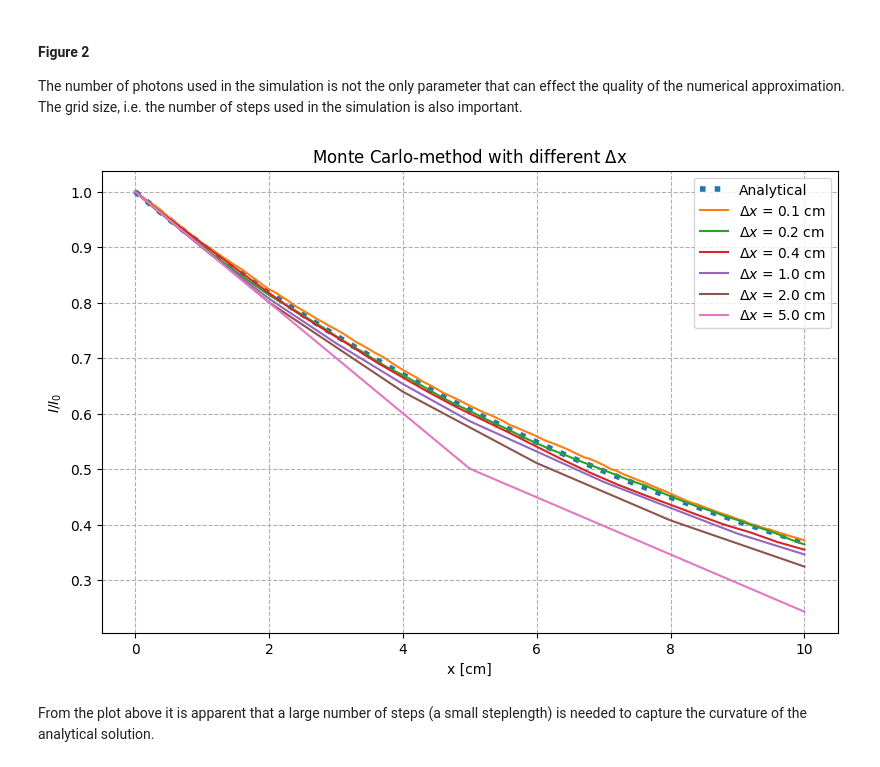
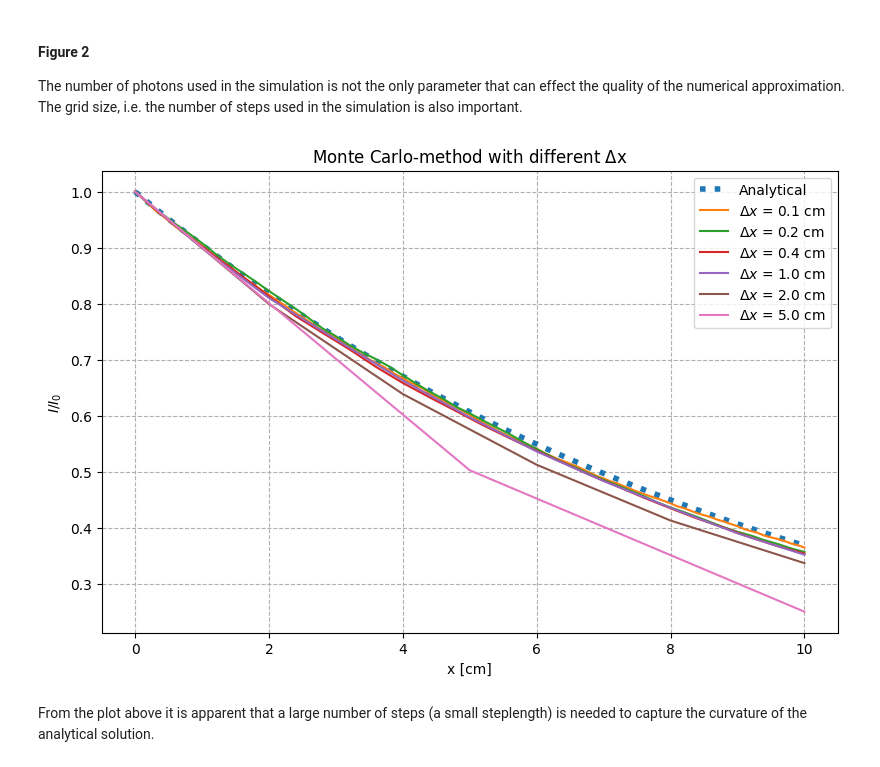
Before and after one commit to TorjeiHelset/Software-and-Computing-for-Applied-Physics, a Jupyter notebook: x-ray-simulation.ipynb, the cells around one changed output. Cells and saved outputs as stored; diff of their text form; code cells hidden in the pictures.

```diff
--- a/x-ray-simulation.ipynb
+++ b/x-ray-simulation.ipynb
@@ -140,7 +82,7 @@ number_of_photons = [10, 50, 100, 1000, 10000, 100000]
 
 for i, n_photon in enumerate(number_of_photons):
     # Going through the different numbers of photons
-    I_numerical = simulate_photons(n_photon, n_steps_1, width_1, my1)
+    I_numerical = sf.simulate_photons(n_photon, n_steps_1, width_1, my1)
     plt.plot(x_1, I_numerical, label = f"{n_photon} fotoner")
 plt.title("Numerical (scaled) intensity for different number of photons compared to the analytical solution.")
 plt.legend()
@@ -156,7 +98,7 @@ tabell = []
 for i, n_photon in enumerate(number_of_photons):
     distance = np.zeros(n_steps_1 + 1)
     for j in range(1000):
-        I = simulate_photons(n_photon, n_steps_1, width_1, my1)
+        I = sf.simulate_photons(n_photon, n_steps_1, width_1, my1)
 
         distance += abs(I_analytical - I) # Summing up the total distances of all the runs
 
@@ -188,21 +130,21 @@ The number of photons used in the simulation is not the only parameter that can
 # %%
 fig2 = plt.figure()
 plt.plot(x_1, I_analytical, label = "Analytical", linestyle = 'dotted', linewidth = 4)
 n_steps_1_2 = [100, 50, 25, 10, 5, 2] # Different number of steps to compare
 dx1_2 = width_1 / np.array(n_steps_1_2)
 
 # Simulate 100,000 photons through the material with the steplengths definied above
 for i, n_step in enumerate(n_steps_1_2):
     x1_2 = np.linspace(0, width_1, n_step + 1) # Need new x-axis for each simulation
     my1_2 = 0.1 * np.ones(n_step) # Dimension of my changes with number of steps
-    I = simulate_photons(n, n_step, width, my1_2) # Do the simulation
+    I = sf.simulate_photons(n_photons_1, n_step, width_1, my1_2) # Do the simulation
 
     plt.plot(x1_2, I, label = f"$\Delta x$ = {dx1_2[i]} cm")
 
 plt.title("Monte Carlo-method with different $\Delta$x"); plt.xlabel("x [cm]"); plt.ylabel("$I/I_0$"); plt.legend()
 plt.show()
 # %% [output]
-[figure, old version]
+[figure, new version]
 # %% [markdown]
 From the plot above it is apparent that a large number of steps (a small steplength) is needed to capture the curvature of the analytical solution.
 # %% [markdown]
```
Also changed, not shown: parts of 5 cells of this notebook, 1 other file.
